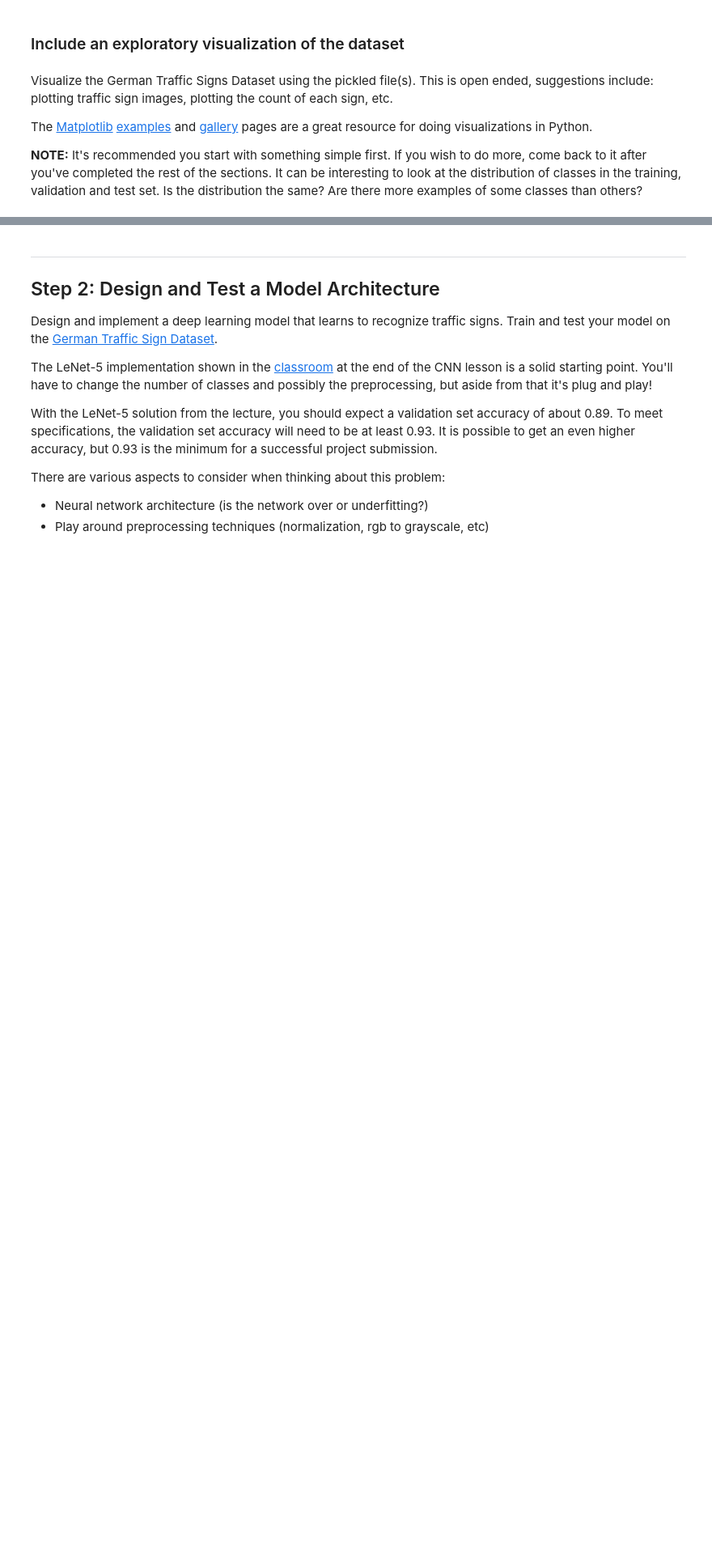
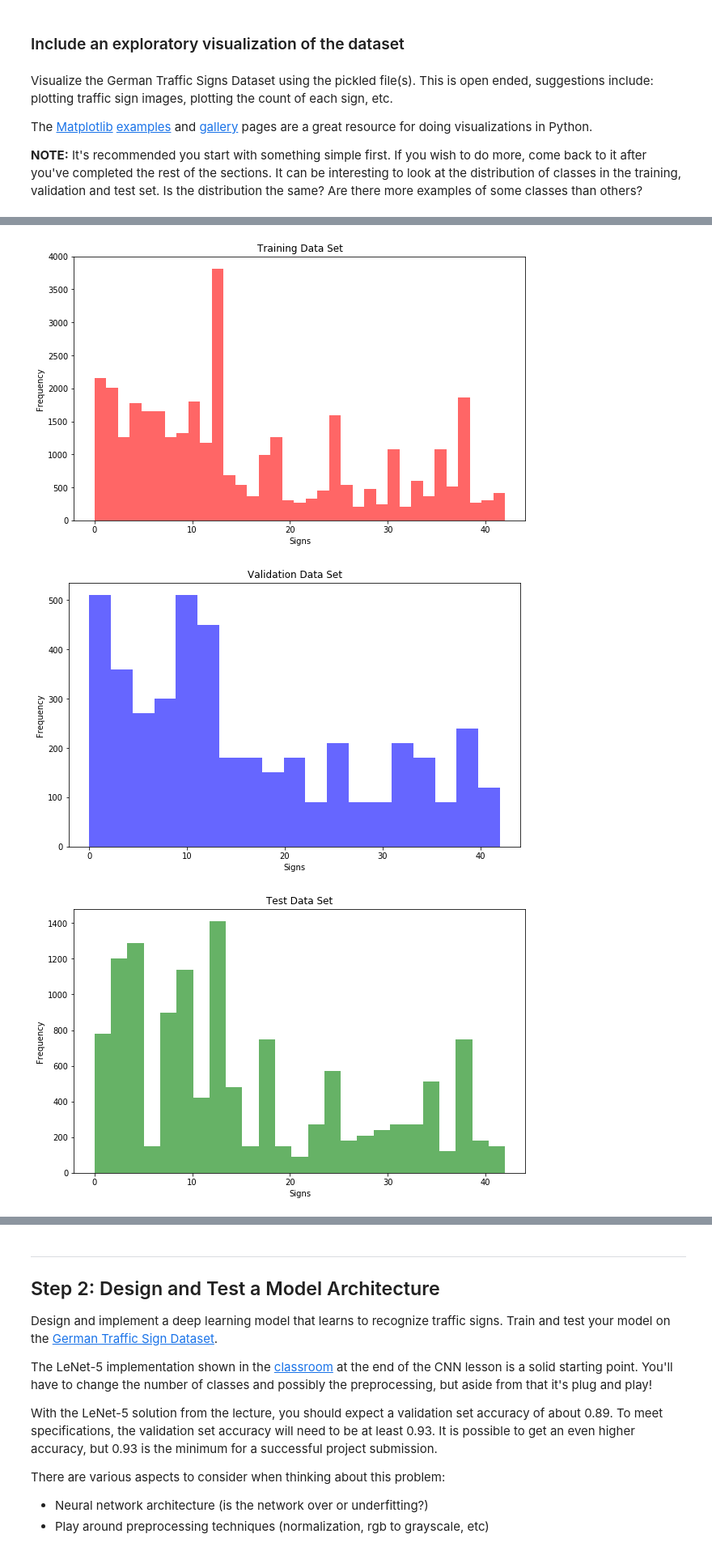
Before and after one commit to agoswami/sdcnd, a Jupyter notebook: Term1-P2-Traffic-Sign-Classifier-Project/Traffic_Sign_Classifier.ipynb, the cells around one changed output, grey strips where cells are left out. Shown at 81% size. Cells and saved outputs as stored; diff of their text form; code cells hidden in the pictures; blank space fills up the shorter version.

```diff
--- a/Term1-P2-Traffic-Sign-Classifier-Project/Traffic_Sign_Classifier.ipynb
+++ b/Term1-P2-Traffic-Sign-Classifier-Project/Traffic_Sign_Classifier.ipynb
@@ -132,0 +119,77 @@ print(y_train[index])
+# %%
+### Data exploration visualization code goes here.
+### Feel free to use as many code cells as needed.
+import random
+import matplotlib.pyplot as plt
+
+# Visualizations will be shown in the notebook.
+%matplotlib inline
+
+plt.figure(figsize=(10,6))
+n, bins, patches = plt.hist(train['labels'], bins="auto", range=None, weights=None, cumulative=False, bottom=None, align='mid', orientation='vertical', facecolor='red', alpha=0.6)
+plt.xlabel('Signs')
+plt.ylabel('Frequency')
+plt.title('Training Data Set')
+plt.show()
+
+plt.figure(figsize=(10,6))
+n, bins, patches = plt.hist(valid['labels'], bins="auto", range=None, weights=None, cumulative=False, bottom=None, align='mid', orientation='vertical', facecolor='blue', alpha=0.6)
+plt.xlabel('Signs')
+plt.ylabel('Frequency')
+plt.title('Validation Data Set')
+plt.show()
+
+plt.figure(figsize=(10,6))
+n, bins, patches = plt.hist(test['labels'], bins="auto", range=None, weights=None, cumulative=False, bottom=None, align='mid', orientation='vertical', facecolor='green', alpha=0.6)
+plt.xlabel('Signs')
+plt.ylabel('Frequency')
+plt.title('Test Data Set')
+plt.show()
+
+
+index = random.randint(0, len(X_train))
+image = X_train[index].squeeze()
+
+plt.figure(figsize=(1,1))
+plt.xlabel(y_train[index])
+#print(y_train[index])
+plt.imshow(image)
+
+
+index = random.randint(0, len(X_train))
+image = X_train[index].squeeze()
+
+plt.figure(figsize=(1,1))
+plt.xlabel(y_train[index])
+#print(y_train[index])
+plt.imshow(image)
+
+
+index = random.randint(0, len(X_train))
+image = X_train[index].squeeze()
+
+plt.figure(figsize=(1,1))
+plt.xlabel(y_train[index])
+#print(y_train[index])
+plt.imshow(image)
+
+
+index = random.randint(0, len(X_train))
+image = X_train[index].squeeze()
+
+plt.figure(figsize=(1,1))
+plt.xlabel(y_train[index])
+#print(y_train[index])
+plt.imshow(image)
+
+index = random.randint(0, len(X_train))
+image = X_train[index].squeeze()
+
+plt.figure(figsize=(1,1))
+plt.xlabel(y_train[index])
+#print(y_train[index])
+plt.imshow(image)
+# %% [output]
+[figure, added]
+[figure, added]
+[figure, added]
```
Also changed, not shown: parts of 28 cells of this notebook, 5 other files.
